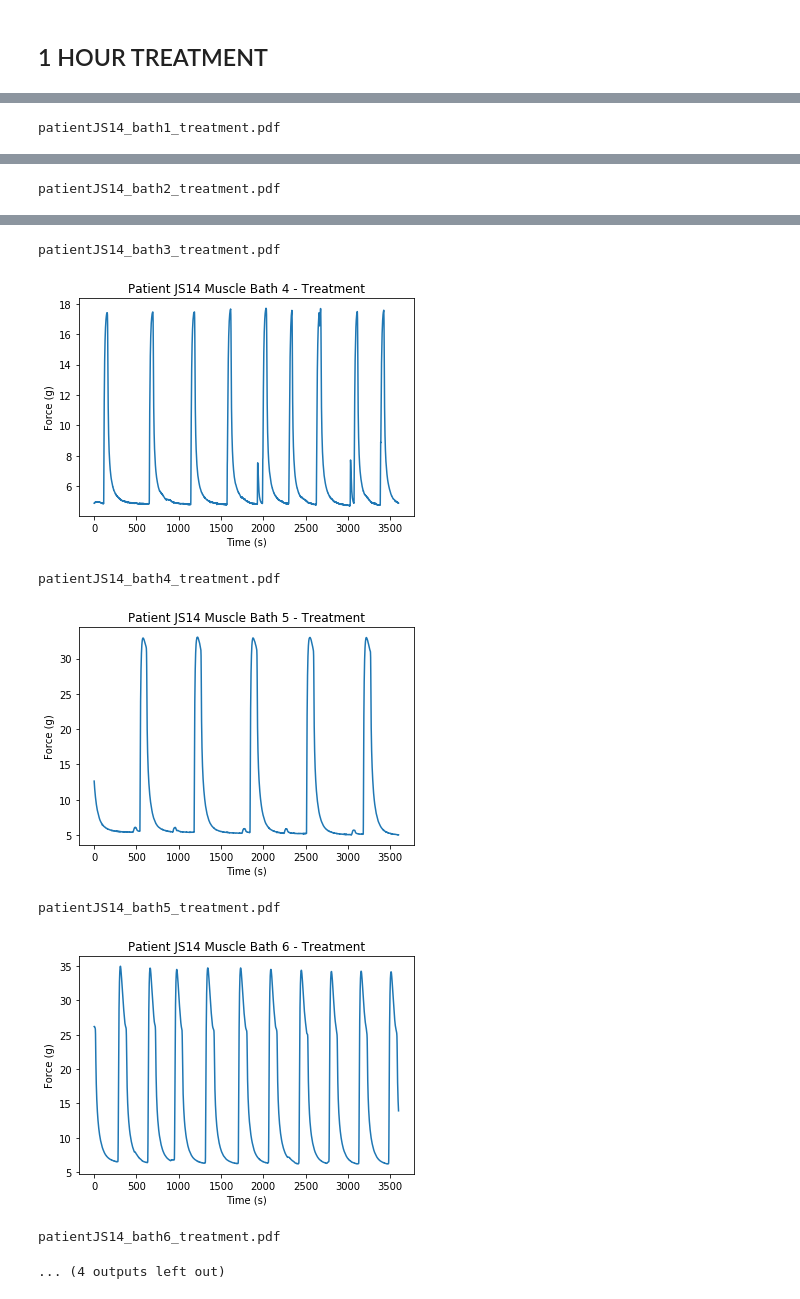
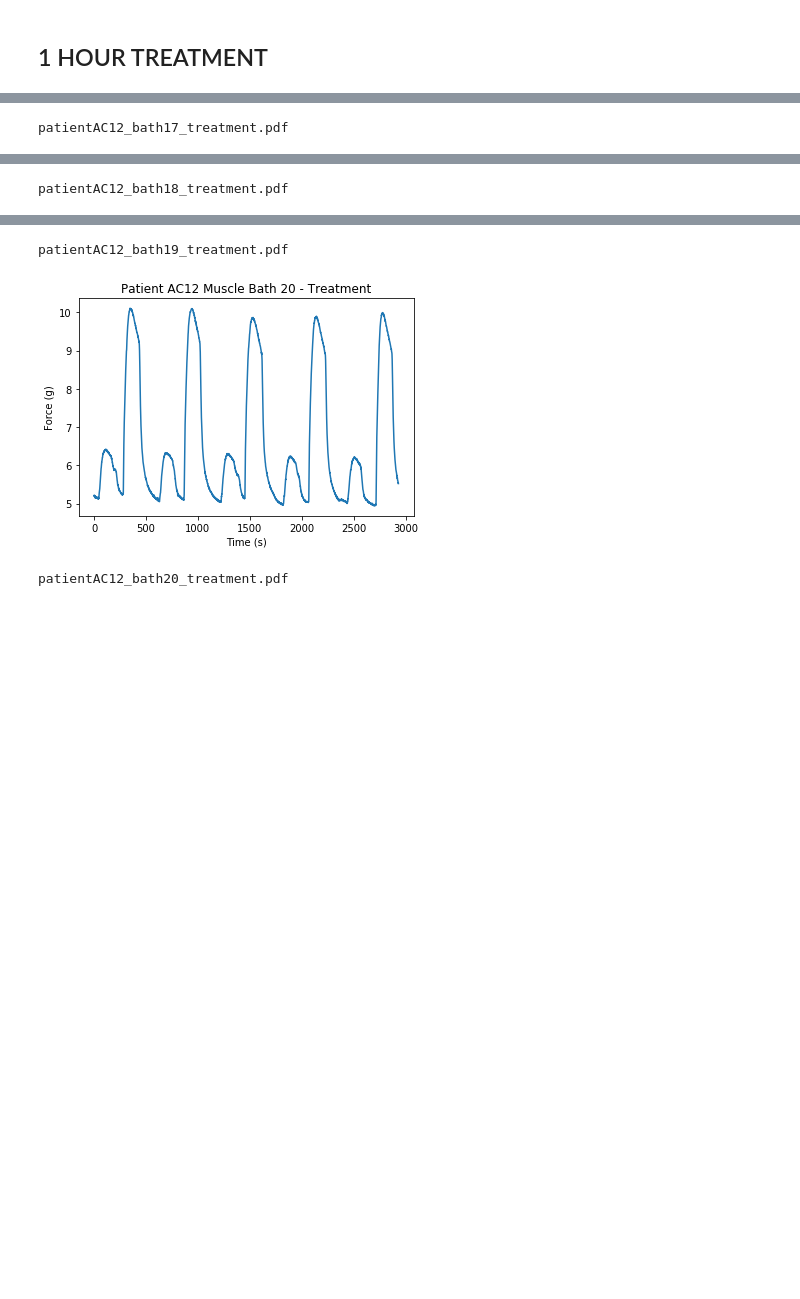
Before and after one commit to wupchurc/Muscle-Bath, a Jupyter notebook: Myometrial Contractility.ipynb, the cells around one changed output, grey strips where cells are left out. Cells and saved outputs as stored; diff of their text form; code cells hidden in the pictures; blank space fills up the shorter version.

```diff
--- a/Myometrial Contractility.ipynb
+++ b/Myometrial Contractility.ipynb
@@ -156,0 +149,26 @@ patientJS14_bath6_baseline.pdf
+# %%
+#edge clipping
+for mb in range(len(baseline_array_list)):
+    baseline_array_list[mb] = (np.array(baseline_array_list[mb]))
+    #baseline_array_list[mb][-1] = 0
+    #baseline_array_list[mb][0] = baseline_array_list[0].mean()
+    #plt.plot((baseline_array_list[mb]))
+    #plt.show()
+#baseline_array_list[-1] = (np.array(baseline_array_list[-1]))
+#baseline_array_list[-1][-1] = 0
+#baseline_array_list[-1][0] = baseline_array_list[-1].mean()
+#plt.plot((baseline_array_list[-1]))
+#plt.show()
+
+
+#baseline_array_list[6][3500:] = baseline_array_list[6][3500]
+#baseline_array_list[3][3292:] = baseline_array_list[3][3292]
+#baseline_array_list[3][0:200] = baseline_array_list[3].mean()
+#baseline_array_list[0][3400:] = baseline_array_list[0][3400]
+#baseline_array_list[2][3400:] = baseline_array_list[2][3400]
+#baseline_array_list[-1][3500:] = baseline_array_list[-1][3500]
+#baseline_array_list[5][3300:] = baseline_array_list[5][3300]
+#baseline_array_list[6][3300:] = baseline_array_list[6][3300]
+for mb in range(len(baseline_array_list)):
+    plt.plot((baseline_array_list[mb]))
+    plt.show()
@@ -165,7 +192,7 @@ fp_output_list = []
 #for loop for peak analysis
 #vary width variable for each study to tune the find_peaks function
 #width_var = float(input("input the width variable for find_peaks function:"))
-width_var = 8
+width_var = 15
 for i in range(len(baseline_array_list)):
     bath = df_ref.iloc[i]["Bath Number"]
     #print("Muscle Bath",bath,":")
@@ -202,6 +229,7 @@ for i in range(len(baseline_array_list)):
 #width_var = 20 for 2018_09_21_Human_Uterine_Stimulation.tsv
 #width_var = 30 for 2018_09_21_Myometrial_Contractility_Study_11_MB_17_24.tsv
 #width_var = 8 for 2018_09_28_Myometrial_Contractility_Study_13_MB_1_8.tsv
+#width_var = 10 for 2018_12_07_Myometrial_Contractility_Study_14_b.tsv
 # %%
 # processing find_peaks output
 #assigning values from find peaks output to a list of local max indices
@@ -315,8 +339,11 @@ CSA_list = []
 for bath in df_ref['Bath Number']:
     length = float(df_ref[df_ref['Bath Number']== bath]['Length (mm)'])
     mass = float(df_ref[df_ref['Bath Number']== bath]['Mass (mg)'])
-    CSA = (length *1.056)/mass
+    #CSA = (length *1.056)/mass
+
+    CSA = ((mass*.001)/(1.056*length*.1)) * 100       #CSA in mm2
     CSA_list.append(CSA)
+print((CSA_list))
 #create an empty list to store raw forces and titles
 norm_force_list = []
 normtitles = []
@@ -450,8 +479,10 @@ for bath in df_ref['Bath Number']:
 
     if bath < 9:
         treatment_array = (df_file.loc[treat_time_list[count]:treat_time_list[count]+3599,Force_list[bath-1]])
+
     elif bath > 16:
-        treatment_array = (df_file.loc[treat_time_list[count]:treat_time_list[count]+3599,Force_list[bath-17]])
+        #treatment_array = (df_file.loc[treat_time_list[count]:treat_time_list[count]+3599,Force_list[bath-17]])
+        treatment_array = (df_file.loc[treat_time_list[count]:,Force_list[bath-17]])
     else:
         treatment_array = (df_file.loc[treat_time_list[count]:treat_time_list[count]+3599,Force_list[bath-9]])
 
@@ -475 +506 @@ for i in range(len(treat_array_list)):
-patientJS14_bath1_treatment.pdf
+patientAC12_bath17_treatment.pdf
@@ -477 +508 @@ patientJS14_bath1_treatment.pdf
-patientJS14_bath2_treatment.pdf
+patientAC12_bath18_treatment.pdf
@@ -479,11 +510,6 @@ patientJS14_bath2_treatment.pdf
-patientJS14_bath3_treatment.pdf
+patientAC12_bath19_treatment.pdf
-[figure, old version]
+[figure, new version]
-patientJS14_bath4_treatment.pdf
+patientAC12_bath20_treatment.pdf
-[figure, removed]
-patientJS14_bath5_treatment.pdf
-[figure, removed]
-patientJS14_bath6_treatment.pdf
-... (4 outputs left out)
 # %%
 #edge clipping
 #manipulate by hand if neccessary
```
Also changed, not shown: parts of 15 cells of this notebook.
